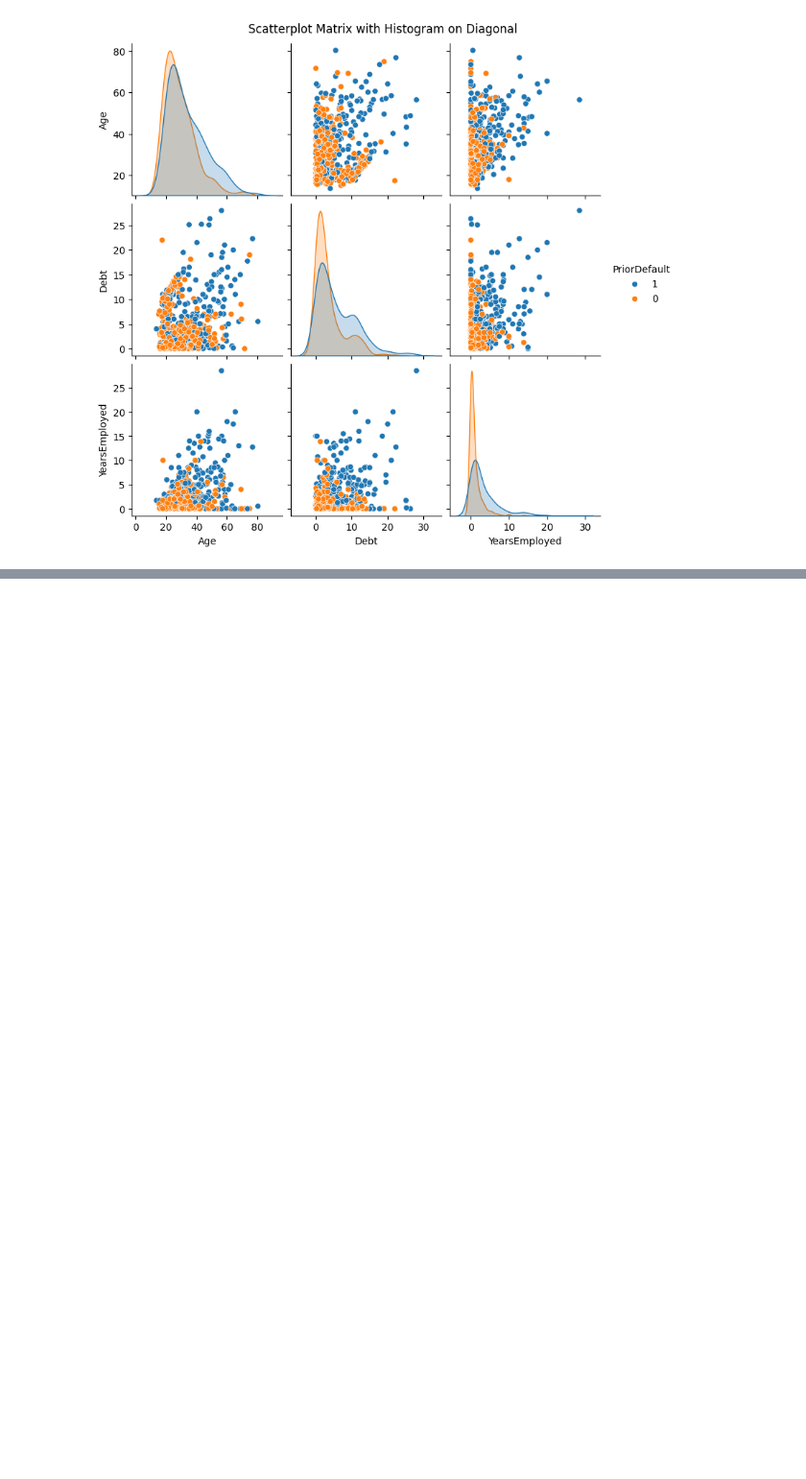
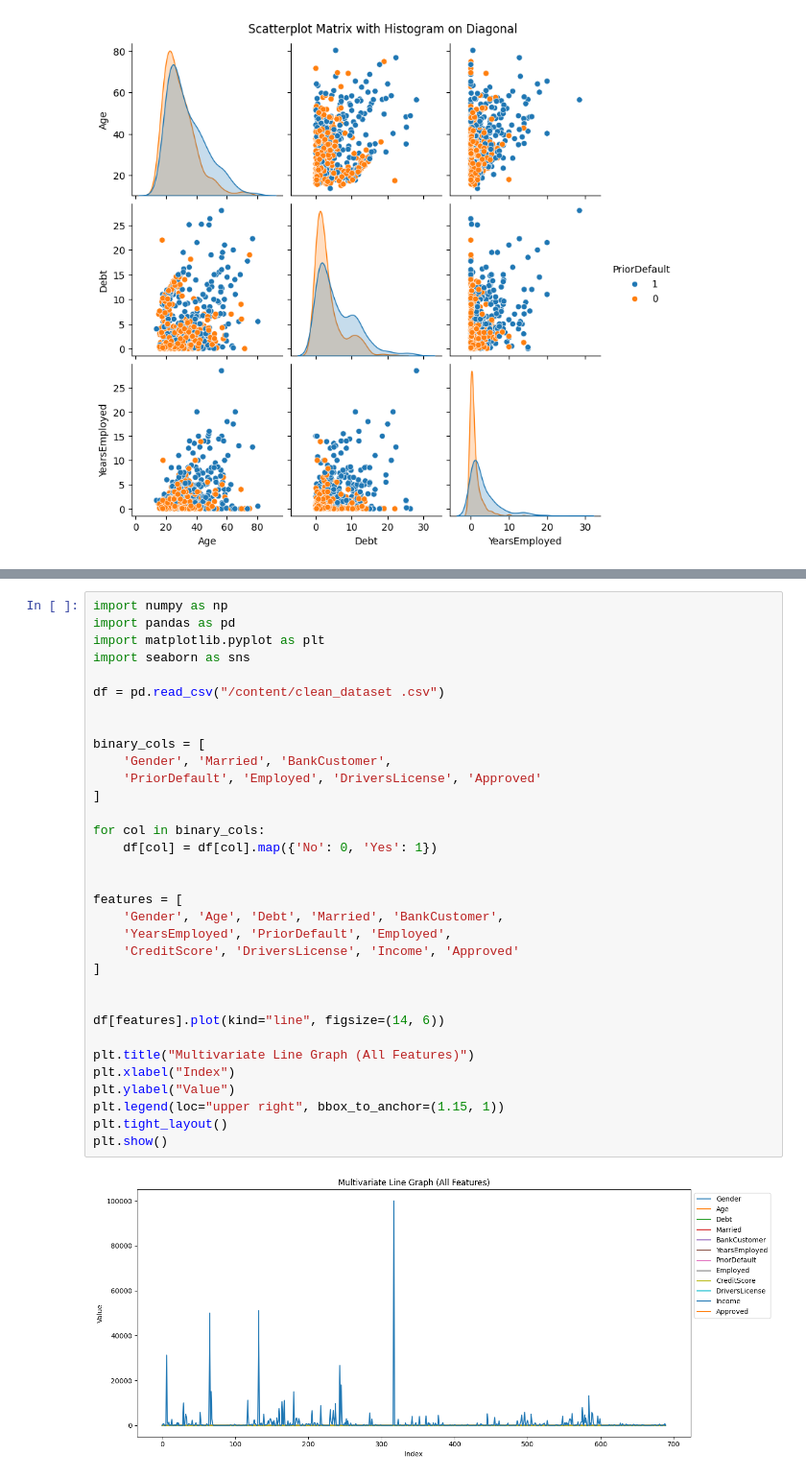
Before and after one commit to vtu26220-boop/Data-Visualization, a Jupyter notebook: DV_lab.ipynb, the cells around one changed output, grey strips where cells are left out. Shown at 96% size. Saved outputs shown, nothing was run; the diff lists cells and outputs as text; blank space fills up the shorter version.

```diff
--- a/DV_lab.ipynb
+++ b/DV_lab.ipynb
@@ -78,0 +154,35 @@ plt.show()
+# %%
+import numpy as np
+import pandas as pd
+import matplotlib.pyplot as plt
+import seaborn as sns
+
+df = pd.read_csv("/content/clean_dataset .csv")
+
+
+binary_cols = [
+    'Gender', 'Married', 'BankCustomer',
+    'PriorDefault', 'Employed', 'DriversLicense', 'Approved'
+]
+
+for col in binary_cols:
+    df[col] = df[col].map({'No': 0, 'Yes': 1})
+
+
+features = [
+    'Gender', 'Age', 'Debt', 'Married', 'BankCustomer',
+    'YearsEmployed', 'PriorDefault', 'Employed',
+    'CreditScore', 'DriversLicense', 'Income', 'Approved'
+]
+
+
+df[features].plot(kind="line", figsize=(14, 6))
+
+plt.title("Multivariate Line Graph (All Features)")
+plt.xlabel("Index")
+plt.ylabel("Value")
+plt.legend(loc="upper right", bbox_to_anchor=(1.15, 1))
+plt.tight_layout()
+plt.show()
+# %% [output]
+[figure, added]
```
Also changed, not shown: parts of 5 cells of this notebook.
